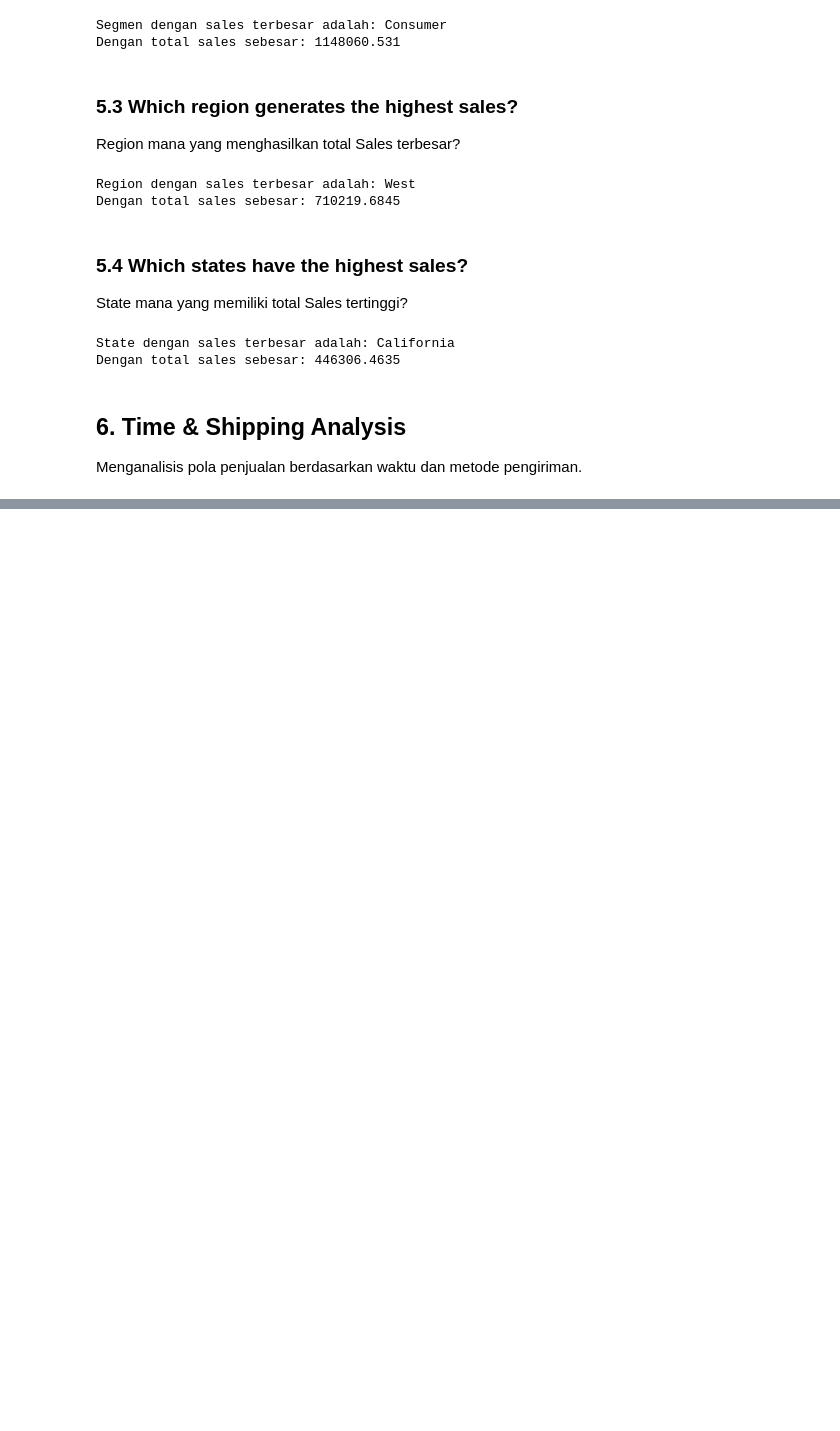
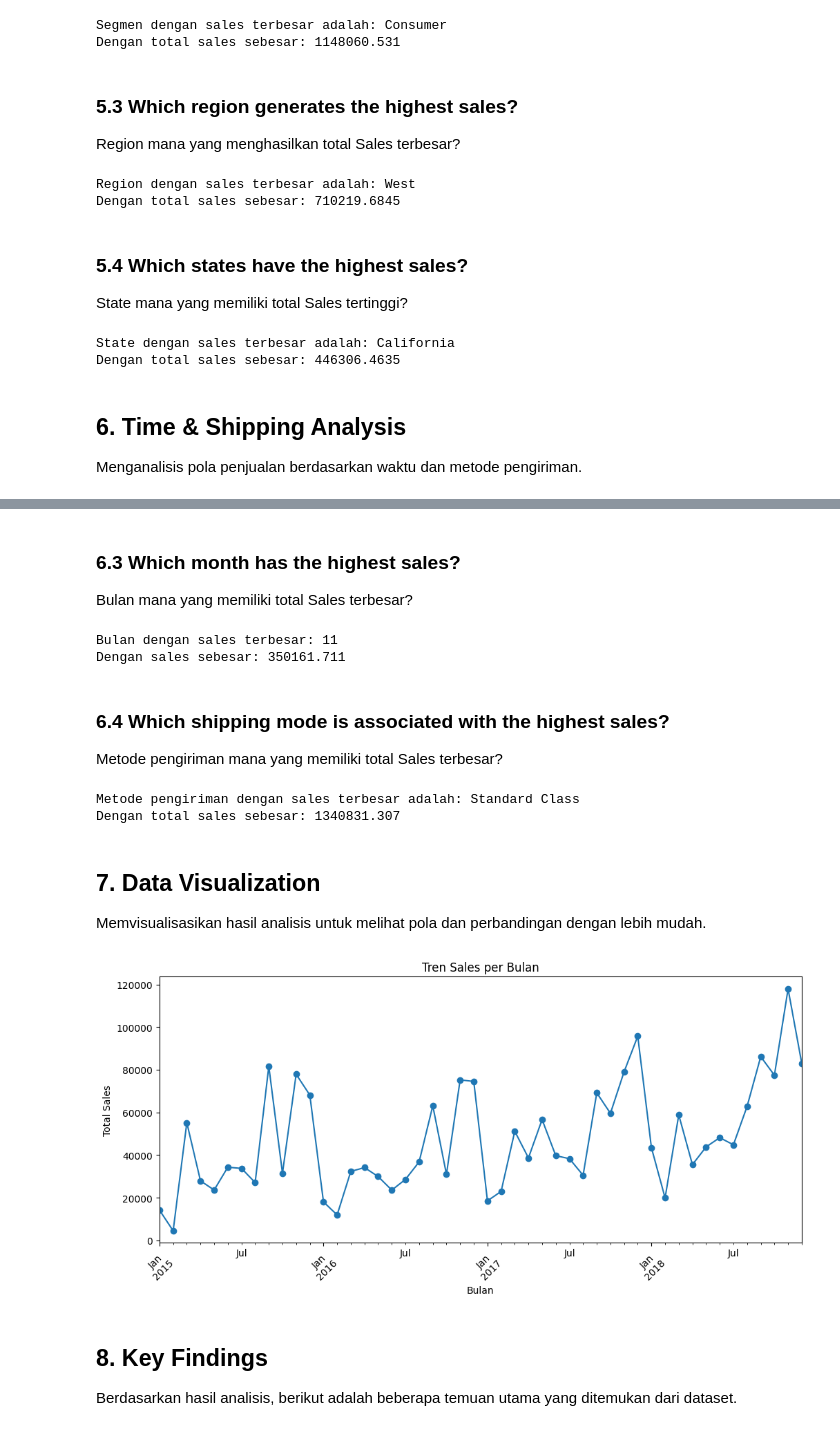
Before and after one commit to SsamzSouryuu/Data-Analysis-Portofolio, a Jupyter notebook: Projects/Supermarket-Sales-Analysis/supermarket-sales-dataset.ipynb, the cells around one changed output, grey strips where cells are left out. Drawn from its saved outputs; the diff is of its cells as text; code cells hidden in the pictures; blank space fills up the shorter version.

Commit message:
Finalized project
Finalized supermarket sales analysis

```diff
--- a/Projects/Supermarket-Sales-Analysis/supermarket-sales-dataset.ipynb
+++ b/Projects/Supermarket-Sales-Analysis/supermarket-sales-dataset.ipynb
@@ -295,0 +351,66 @@ Menganalisis pola penjualan berdasarkan waktu dan metode pengiriman.
+# %% [markdown]
+### 6.3 Which month has the highest sales?
+
+Bulan mana yang memiliki total Sales terbesar?
+# %%
+import pandas as pd
+
+data = pd.read_csv ("/kaggle/input/datasets/ismatkhan121/supermarket-sales-dataset/supermarket.csv")
+
+data['Order Date'] = pd.to_datetime(data['Order Date'], dayfirst=True)
+data['Bulan'] = data['Order Date'].dt.month
+
+sales_per_bulan = data.groupby('Bulan')['Sales'].sum()
+
+bulan_terbesar = sales_per_bulan.idxmax()
+angka_sales = sales_per_bulan.max()
+
+print(f"Bulan dengan sales terbesar: {bulan_terbesar}\nDengan sales sebesar: {angka_sales}")
+# %% [output]
+Bulan dengan sales terbesar: 11
+Dengan sales sebesar: 350161.711
+# %% [markdown]
+### 6.4 Which shipping mode is associated with the highest sales?
+
+Metode pengiriman mana yang memiliki total Sales terbesar?
+# %%
+import pandas as pd
+
+data = pd.read_csv ("/kaggle/input/datasets/ismatkhan121/supermarket-sales-dataset/supermarket.csv")
+
+highest = data.groupby('Ship Mode')['Sales'].sum()
+ship = highest.idxmax()
+angka_sales = highest.max()
+print(f"Metode pengiriman dengan sales terbesar adalah: {ship}\nDengan total sales sebesar: {angka_sales}")
+# %% [output]
+Metode pengiriman dengan sales terbesar adalah: Standard Class
+Dengan total sales sebesar: 1340831.307
+# %% [markdown]
+## 7. Data Visualization
+
+Memvisualisasikan hasil analisis untuk melihat pola dan perbandingan
+dengan lebih mudah.
+# %%
+import pandas as pd
+import matplotlib.pyplot as plt
+
+data = pd.read_csv ("/kaggle/input/datasets/ismatkhan121/supermarket-sales-dataset/supermarket.csv")
+
+data['Order Date'] = pd.to_datetime(data['Order Date'], dayfirst=True)
+
+data['Bulan'] = data['Order Date'].dt.to_period('M')
+sales_per_bulan = data.groupby('Bulan')['Sales'].sum()
+
+sales_per_bulan.plot(kind='line', marker='o', figsize=(12,5))
+plt.xlabel('Bulan')
+plt.ylabel('Total Sales')
+plt.title('Tren Sales per Bulan')
+plt.xticks(rotation=45)
+plt.show()
+# %% [output]
+[figure, added]
+# %% [markdown]
+## 8. Key Findings
+
+Berdasarkan hasil analisis, berikut adalah beberapa temuan utama
+yang ditemukan dari dataset.
```
Also changed, not shown: parts of 7 cells of this notebook.
